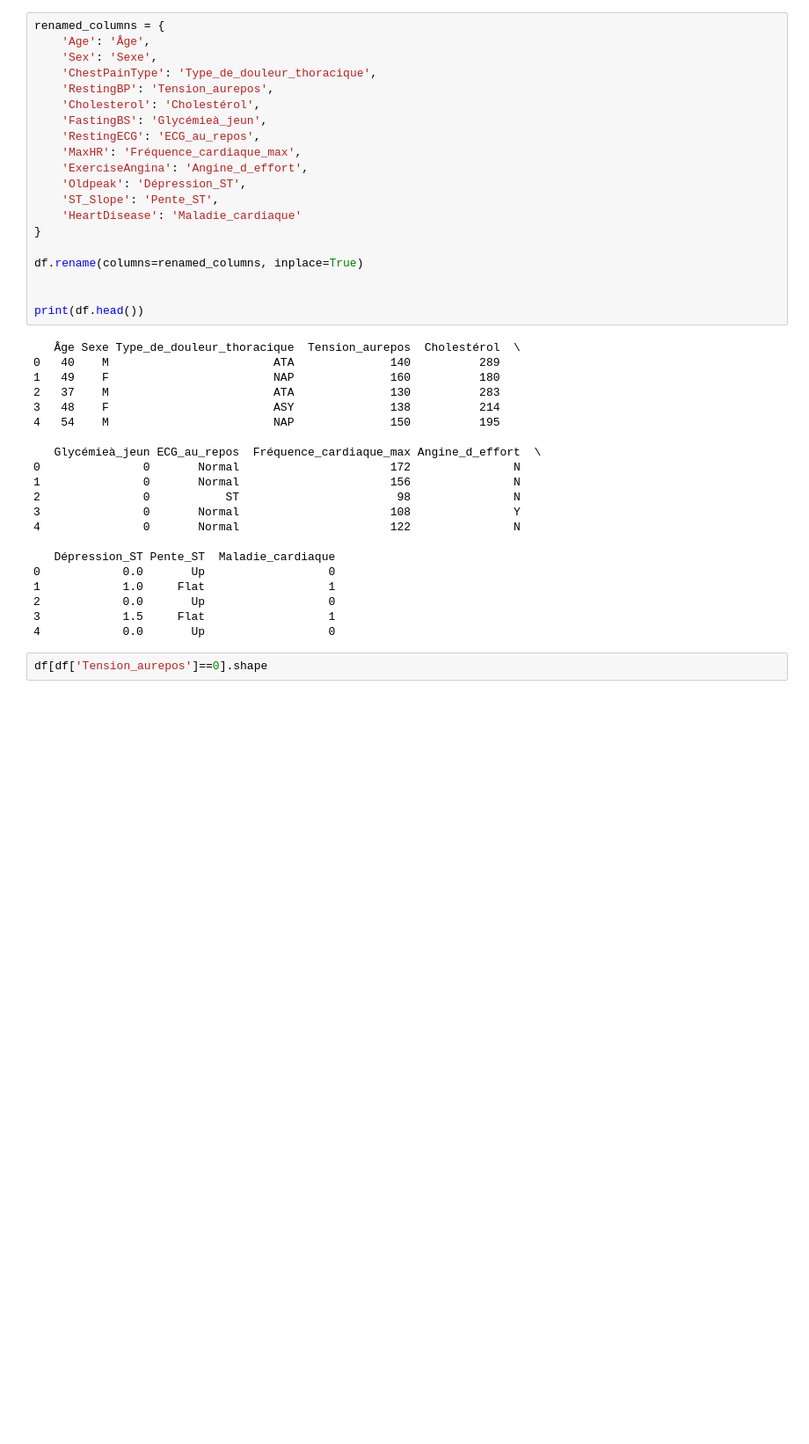
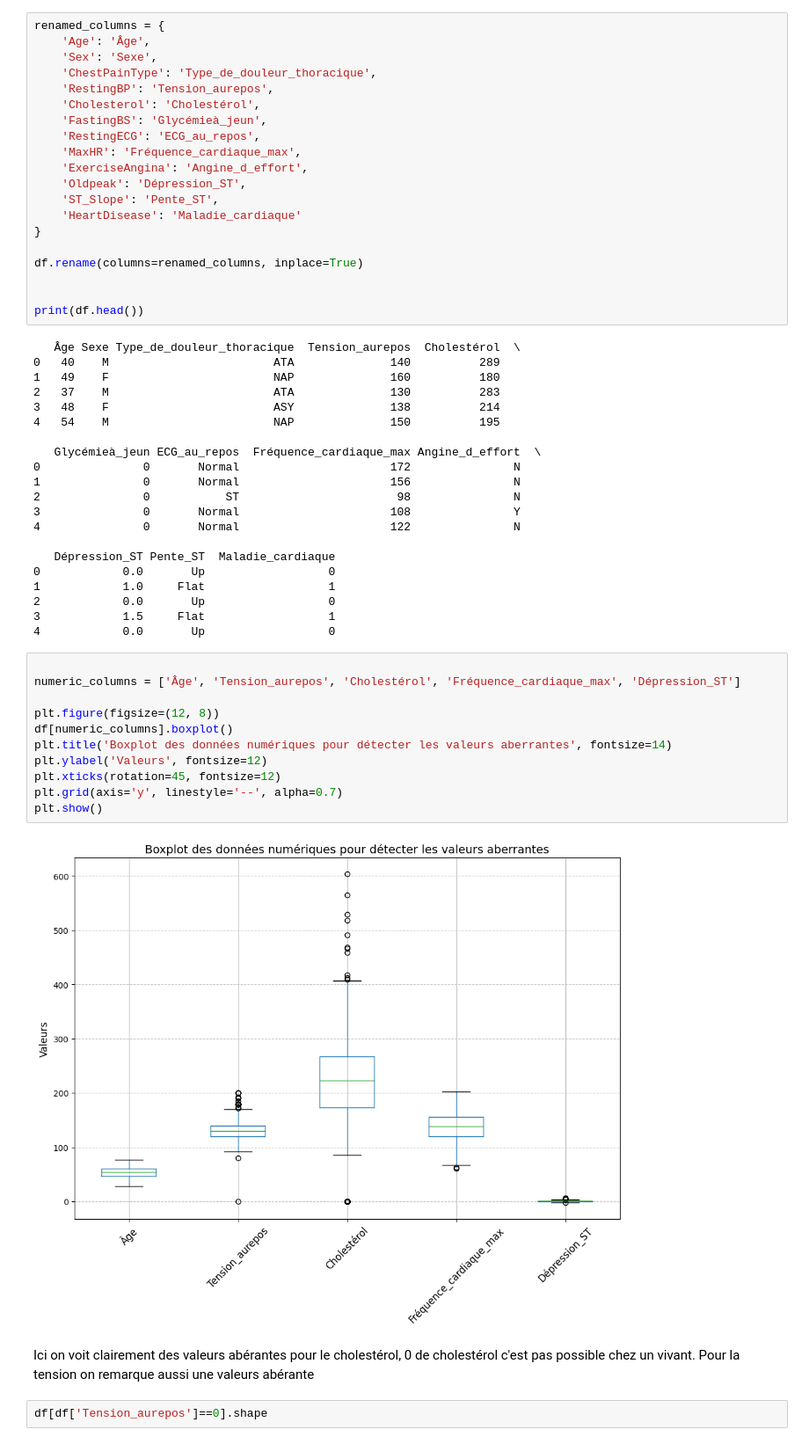
Before and after one commit to CandiceGiami/ProjetMaladiesCardiaques, a Jupyter notebook: DATA/nettoyage.ipynb, the cells around one changed output. Shown at 88% size. Drawn from its saved outputs; the diff is of its cells as text; blank space fills up the shorter version.

```diff
--- a/DATA/nettoyage.ipynb
+++ b/DATA/nettoyage.ipynb
@@ -111,6 +103,21 @@ print(df.head())
 2            0.0       Up                  0
 3            1.5     Flat                  1
 4            0.0       Up                  0
+# %%
+
+numeric_columns = ['Âge', 'Tension_aurepos', 'Cholestérol', 'Fréquence_cardiaque_max', 'Dépression_ST']
+
+plt.figure(figsize=(12, 8))
+df[numeric_columns].boxplot()
+plt.title('Boxplot des données numériques pour détecter les valeurs aberrantes', fontsize=14)
+plt.ylabel('Valeurs', fontsize=12)
+plt.xticks(rotation=45, fontsize=12)
+plt.grid(axis='y', linestyle='--', alpha=0.7)
+plt.show()
+# %% [output]
+[figure, added]
+# %% [markdown]
+Ici on voit clairement des valeurs abérantes pour le cholestérol, 0 de cholestérol c'est pas possible chez un vivant. Pour la tension on remarque aussi une valeurs abérante
 # %%
 df[df['Tension_aurepos']==0].shape
 # %% [output]
```
Also changed, not shown: parts of 13 cells of this notebook, 2 other files.
